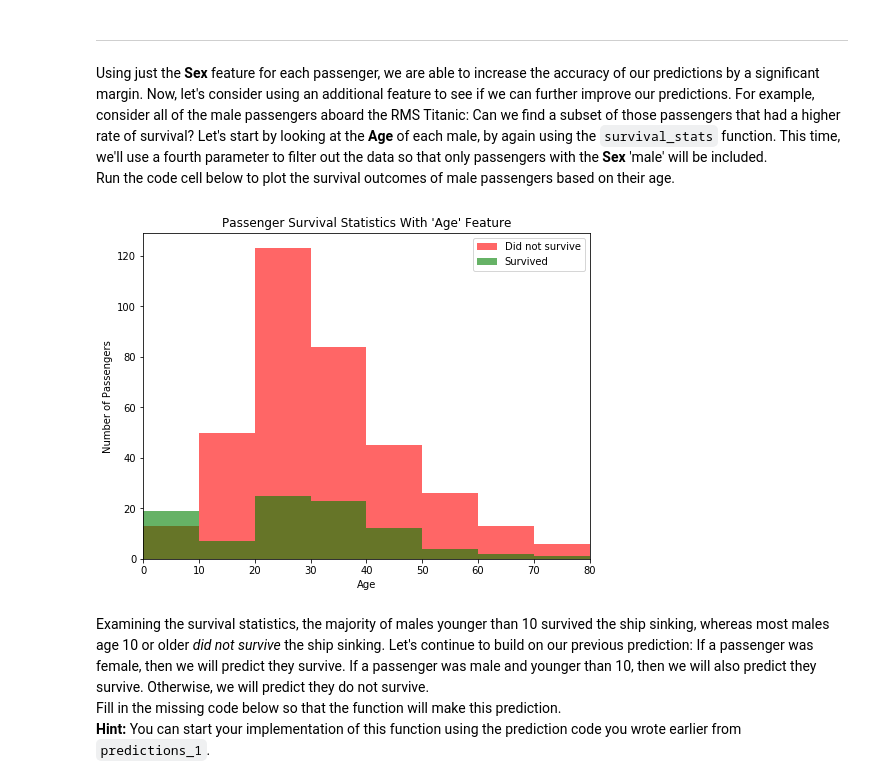
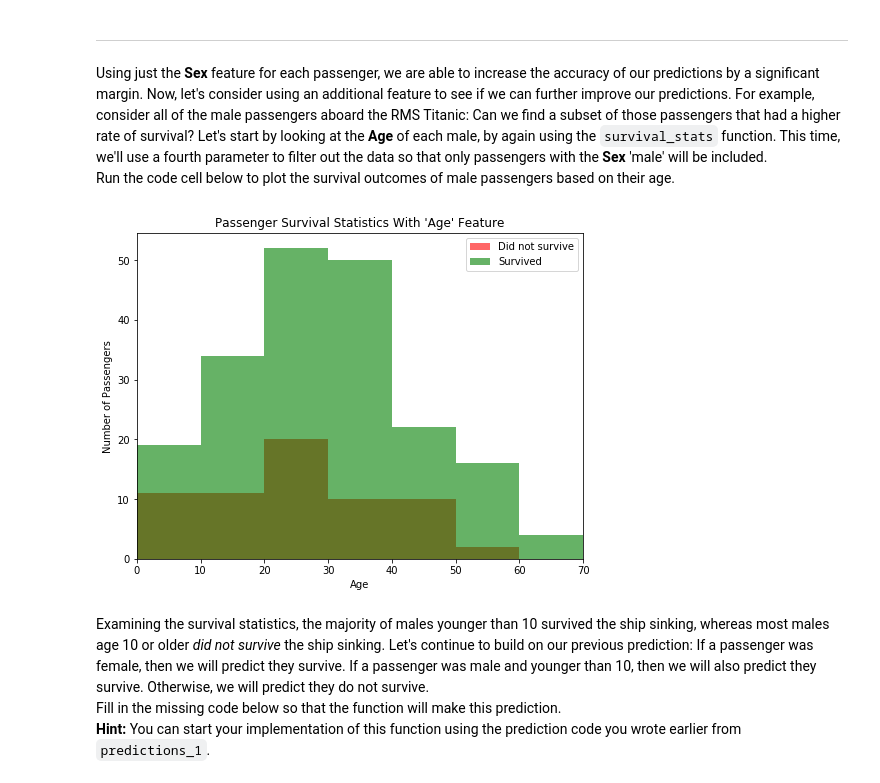
Before and after one commit to sasiking/Titanic_survial_exploration, a Jupyter notebook: titanic_survival_exploration.ipynb, the cells around one changed output. Saved outputs shown, nothing was run; the diff lists cells and outputs as text; code cells hidden in the pictures.

```diff
--- a/titanic_survival_exploration.ipynb
+++ b/titanic_survival_exploration.ipynb
@@ -182,9 +170,9 @@ Predictions have an accuracy of 78.68%.
 Using just the **Sex** feature for each passenger, we are able to increase the accuracy of our predictions by a significant margin. Now, let's consider using an additional feature to see if we can further improve our predictions. For example, consider all of the male passengers aboard the RMS Titanic: Can we find a subset of those passengers that had a higher rate of survival? Let's start by looking at the **Age** of each male, by again using the `survival_stats` function. This time, we'll use a fourth parameter to filter out the data so that only passengers with the **Sex** 'male' will be included.
 Run the code cell below to plot the survival outcomes of male passengers based on their age.
 # %%
-vs.survival_stats(data, outcomes, 'Age', ["Sex == 'male'"])
+vs.survival_stats(data, outcomes, 'Age', ["Sex == 'female'"])
 # %% [output]
-[figure, old version]
+[figure, new version]
 # %% [markdown]
 Examining the survival statistics, the majority of males younger than 10 survived the ship sinking, whereas most males age 10 or older *did not survive* the ship sinking. Let's continue to build on our previous prediction: If a passenger was female, then we will predict they survive. If a passenger was male and younger than 10, then we will also predict they survive. Otherwise, we will predict they do not survive.
 Fill in the missing code below so that the function will make this prediction.
```
Also changed, not shown: parts of 7 cells of this notebook, 1 other file.
